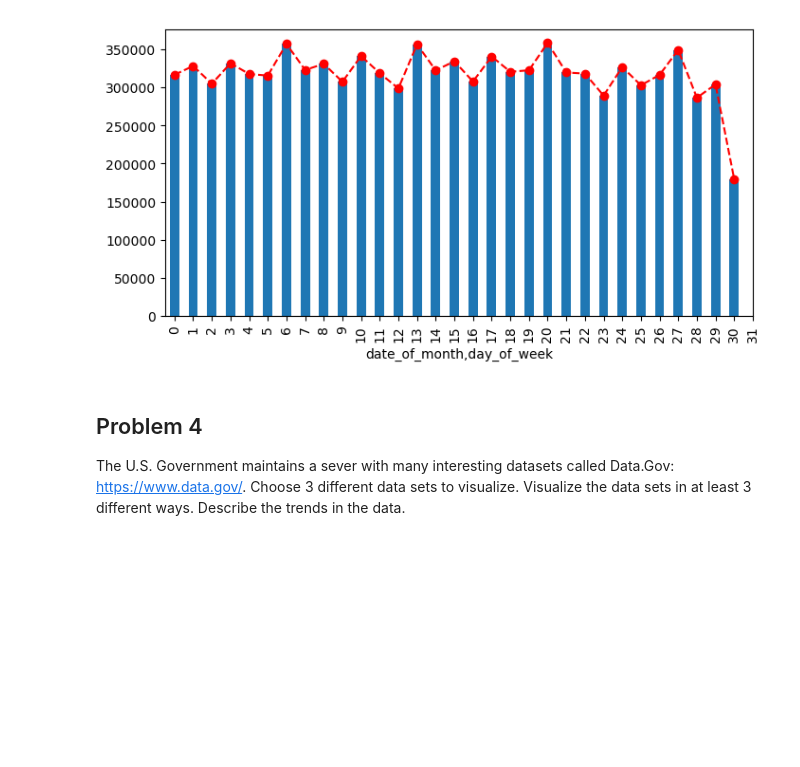
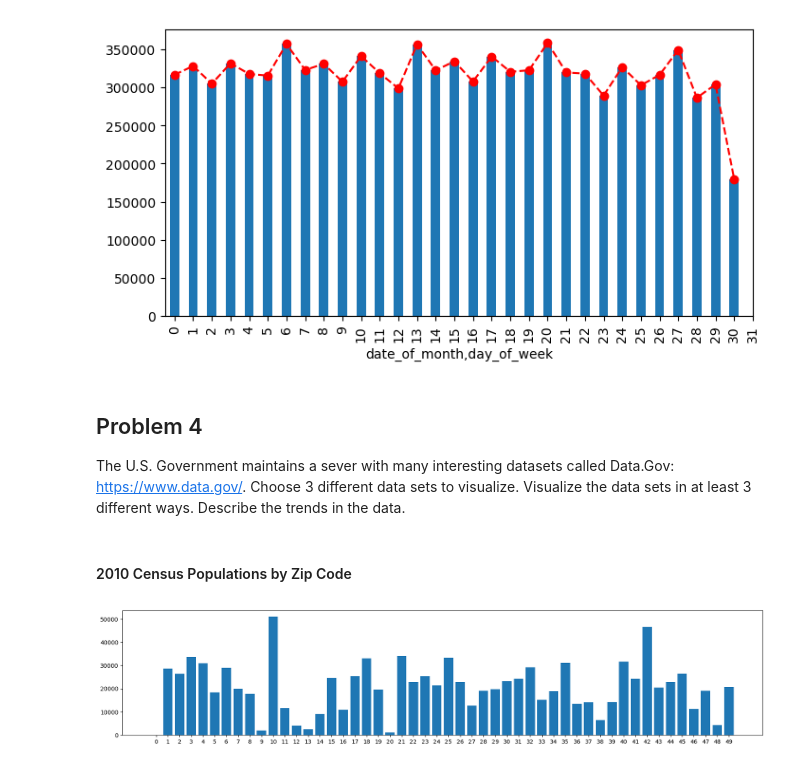
Before and after one commit to jesuszarate/VisForScientificData, a Jupyter notebook: Assignment1/Assignment1.ipynb, the cells around one changed output. Cells and saved outputs as stored; diff of their text form; code cells hidden in the pictures; blank space fills up the shorter version.

```diff
--- a/Assignment1/Assignment1.ipynb
+++ b/Assignment1/Assignment1.ipynb
@@ -242,30 +242,22 @@ plt.show()
 # %% [markdown]
 ## Problem 4
 The U.S. Government maintains a sever with many interesting datasets called Data.Gov: https://www.data.gov/. Choose 3 different data sets to visualize. Visualize the data sets in at least 3 different ways. Describe the trends in the data.
+# %% [markdown]
+#### 2010 Census Populations by Zip Code
 # %%
 data = pd.read_csv('data/2010_Census_Populations_by_Zip_Code.csv')
 
 dt = data[['Total Males', 'Total Females']].head(50)
-x = [i for i in range(0, len(dt1))]
+x = [i for i in range(0, len(dt))]
 xi = data['Zip Code']
 
-# dt1.plot(kind='bar', legend=False)
-
-# dt1.plot.bar()
-# fig.set_figheight(10)
-# fig.set_figwidth(12)
-
-# plt.show()
-# dt.plot(kind='bar', legend=False)
 plt.figure(figsize=(20, 4), dpi=100)
 
 xi = [i for i in range(0, len(dt))]
-# plt.bar(xi, dt['Total Males'])
-# dt.plot()
 plt.bar(xi, dt['Total Females'])
 
 plt.xticks(xi, xi)
-
-# dt.plot(marker='o', linestyle='--', color='r', label='Square')
 plt.show()
+# %% [output]
+[figure, added]
 # %%
```
Also changed, not shown: parts of 10 cells of this notebook.
